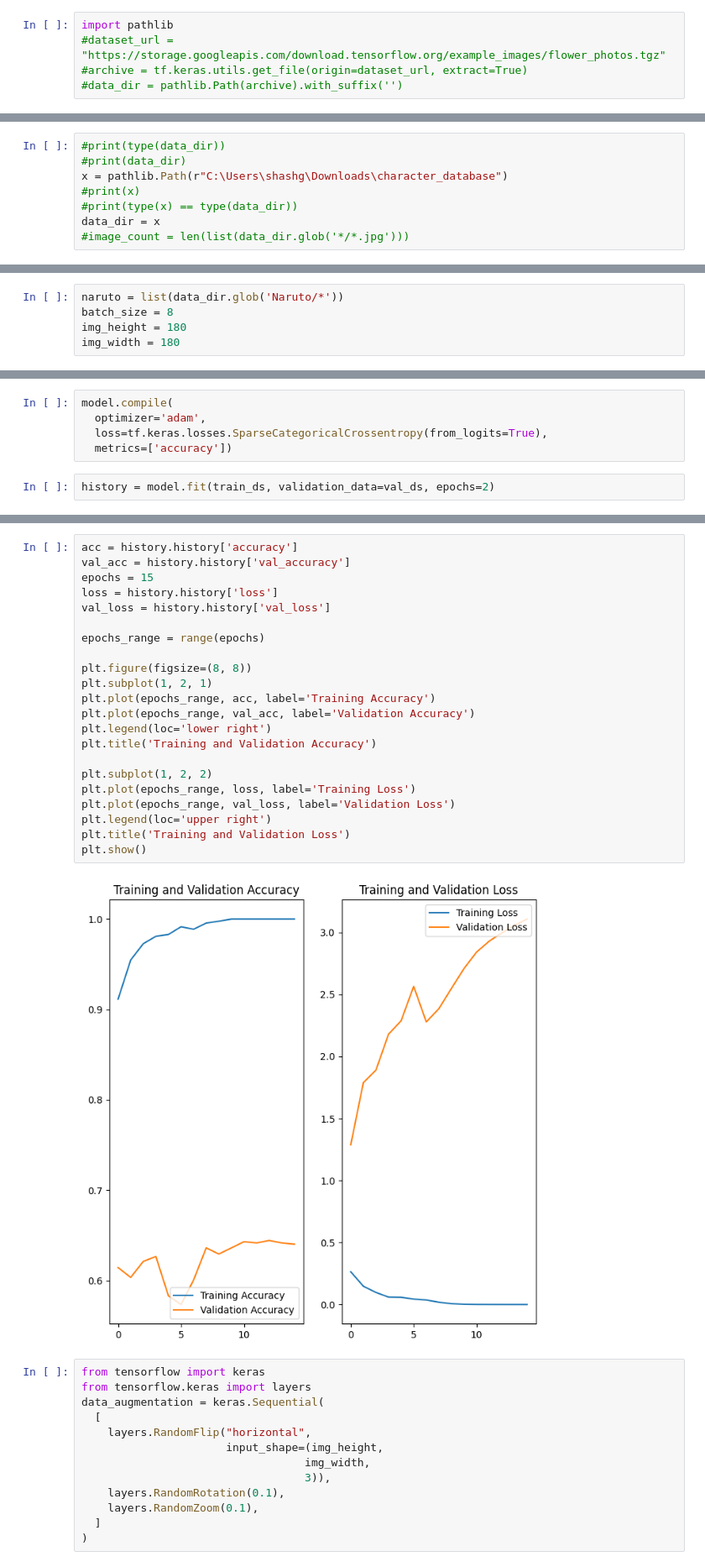
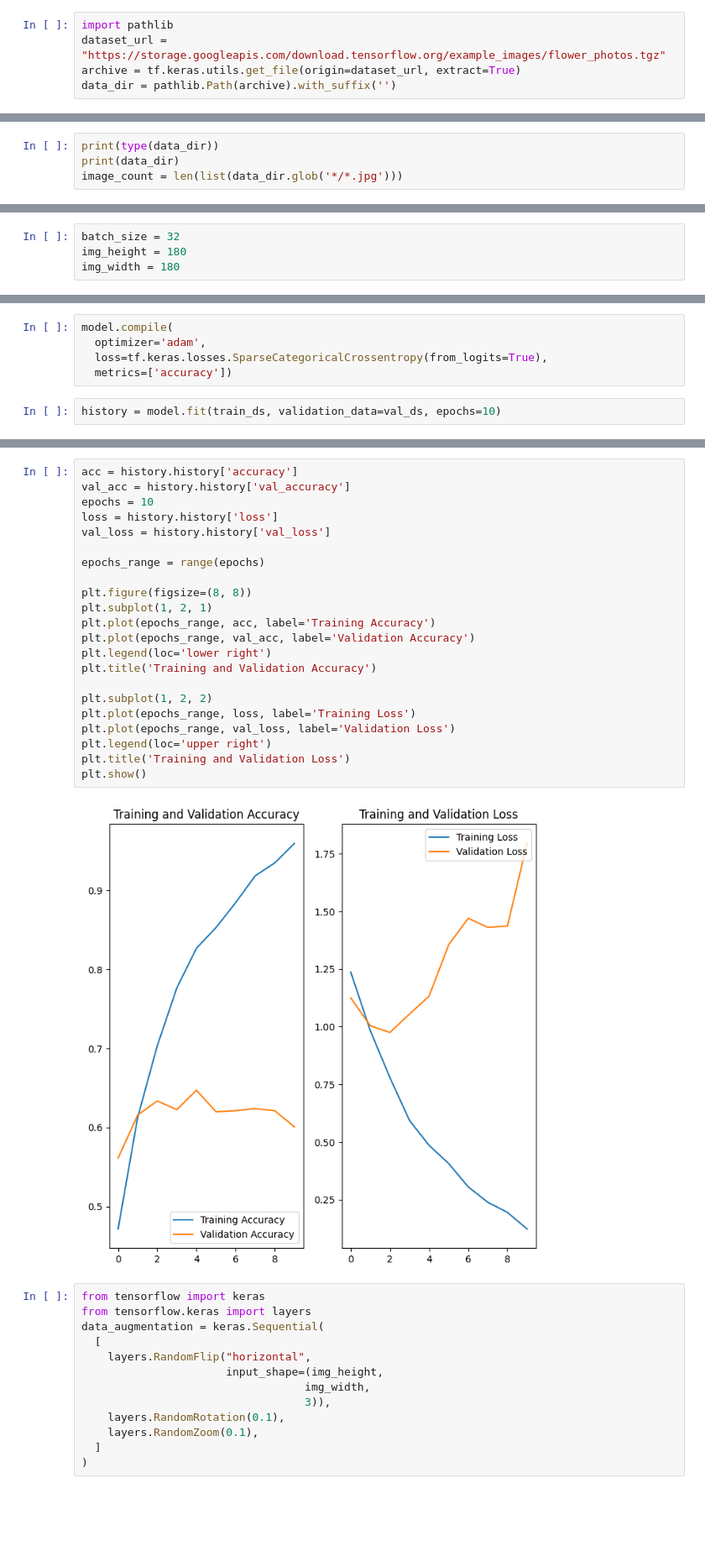
Before and after one commit to Shash976/algo, a Jupyter notebook: tf_image_tutorial_flowers.ipynb, the cells around one changed output, grey strips where cells are left out. Shown at 84% size. Cells and saved outputs as stored; diff of their text form; blank space fills up the shorter version.

Commit message:
Changed to original code

```diff
--- a/tf_image_tutorial_flowers.ipynb
+++ b/tf_image_tutorial_flowers.ipynb
@@ -6,6 +6,6 @@ import numpy as np
 import os
 # %%
 import pathlib
-#dataset_url = "https://storage.googleapis.com/download.tensorflow.org/example_images/flower_photos.tgz"
-#archive = tf.keras.utils.get_file(origin=dataset_url, extract=True)
-#data_dir = pathlib.Path(archive).with_suffix('')
+dataset_url = "https://storage.googleapis.com/download.tensorflow.org/example_images/flower_photos.tgz"
+archive = tf.keras.utils.get_file(origin=dataset_url, extract=True)
+data_dir = pathlib.Path(archive).with_suffix('')
@@ -12,8 +15,4 @@ import pathlib
 # %%
-#print(type(data_dir))
-#print(data_dir)
-x = pathlib.Path(r"C:\Users\shashg\Downloads\character_database")
-#print(x)
-#print(type(x) == type(data_dir))
-data_dir = x
-#image_count = len(list(data_dir.glob('*/*.jpg')))
+print(type(data_dir))
+print(data_dir)
+image_count = len(list(data_dir.glob('*/*.jpg')))
@@ -20,6 +22,5 @@ data_dir = x
 # %%
-naruto = list(data_dir.glob('Naruto/*'))
-batch_size = 8
+batch_size = 32
 img_height = 180
 img_width = 180
 # %%
@@ -95,5 +95,5 @@ model.compile(
   loss=tf.keras.losses.SparseCategoricalCrossentropy(from_logits=True),
   metrics=['accuracy'])
 # %%
-history = model.fit(train_ds, validation_data=val_ds, epochs=2)
+history = model.fit(train_ds, validation_data=val_ds, epochs=10)
 # %% [output]
@@ -137,27 +140,27 @@ _________________________________________________________________
 # %%
 acc = history.history['accuracy']
 val_acc = history.history['val_accuracy']
-epochs = 15
+epochs = 10
 loss = history.history['loss']
 val_loss = history.history['val_loss']
 
 epochs_range = range(epochs)
 
 plt.figure(figsize=(8, 8))
 plt.subplot(1, 2, 1)
 plt.plot(epochs_range, acc, label='Training Accuracy')
 plt.plot(epochs_range, val_acc, label='Validation Accuracy')
 plt.legend(loc='lower right')
 plt.title('Training and Validation Accuracy')
 
 plt.subplot(1, 2, 2)
 plt.plot(epochs_range, loss, label='Training Loss')
 plt.plot(epochs_range, val_loss, label='Validation Loss')
 plt.legend(loc='upper right')
 plt.title('Training and Validation Loss')
 plt.show()
 # %% [output]
-[figure, old version]
+[figure, new version]
 # %%
 from tensorflow import keras
 from tensorflow.keras import layers
```
Also changed, not shown: parts of 13 cells of this notebook.
